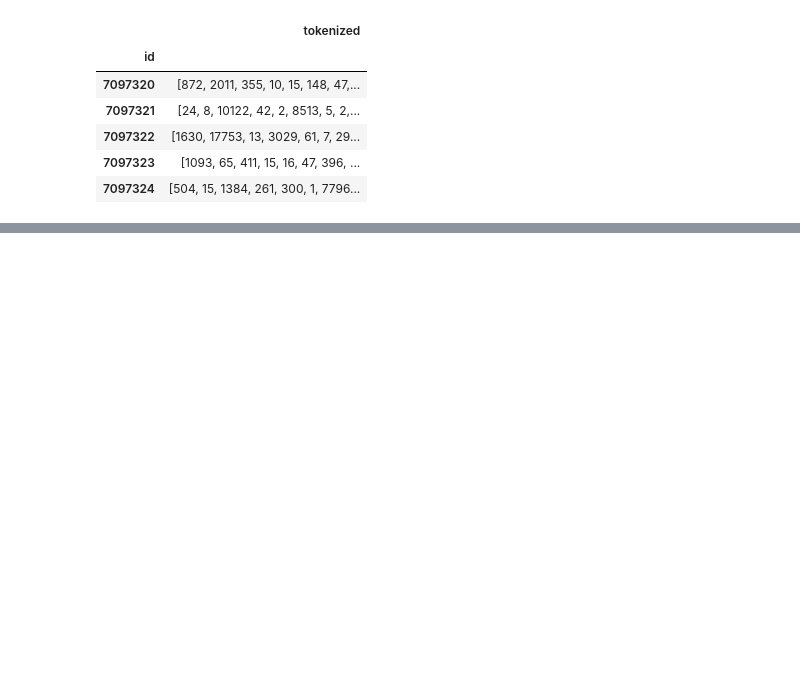
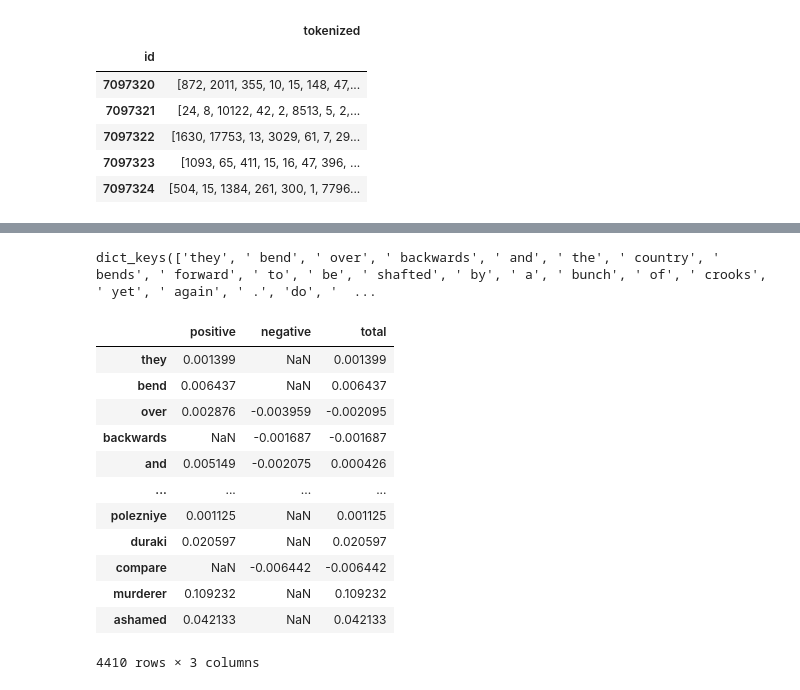
Before and after one commit to robinhad/toxicity-analysis, a Jupyter notebook: outcomes.ipynb, the cells around one changed output, grey strips where cells are left out. Drawn from its saved outputs; the diff is of its cells as text; code cells hidden in the pictures; blank space fills up the shorter version.

```diff
--- a/outcomes.ipynb
+++ b/outcomes.ipynb
@@ -708,8 +705,7 @@ items = np.array(tokenize(shap_df["comment_text"], vocab))
 shap_df["tokenized"] = items.tolist()
 #shap_df = shap_df[["tokenized"]]
 shap_df.head()
-#item = [shap_df["comment_text"].to_list()[50]]
-item = ["you are a good boy"]
+item = [shap_df["comment_text"].to_list()[259]]
 
 explainer = shap.Explainer(shap_inference, quazi_tokenizer)
 shap_values = explainer(item)
@@ -758,0 +769,43 @@ array([[ 0.        ,  0.        ,  0.        , ...,  0.        ,
+# %%
+total_shaps = {}
+
+for shap_values in shaps:
+    for i, shap_value in enumerate(shap_values.values[0]):
+        #print(shap_value)
+        key = str(shap_values.data[0][i])
+        #print(key)
+        if key not in total_shaps:
+            total_shaps[key] = {"positive": [], "negative": []}
+
+
+        if shap_value >= 0:
+            total_shaps[key]["positive"].append(shap_value)
+        else:
+            total_shaps[key]["negative"].append(shap_value)
+
+
+for key in total_shaps.keys():
+    total_shaps[key]["total"] = np.mean(total_shaps[key]["positive"] + total_shaps[key]["negative"])
+    total_shaps[key]["positive"] = np.mean(total_shaps[key]["positive"])
+    total_shaps[key]["negative"] = np.mean(total_shaps[key]["negative"])
+
+total_shaps.keys()
+# %% [output]
+dict_keys(['they', ' bend', ' over', ' backwards', ' and', ' the', ' country', ' bends', ' forward', ' to', ' be', ' shafted', ' by', ' a', ' bunch', ' of', ' crooks', ' yet', ' again', ' .', 'do', '  ...
+# %%
+total_shaps_df = pd.DataFrame.from_dict(total_shaps, orient="index")
+total_shaps_df
+# %% [output]
+|  | positive | negative | total |
+| they | 0.001399 | NaN | 0.001399 |
+| bend | 0.006437 | NaN | 0.006437 |
+| over | 0.002876 | -0.003959 | -0.002095 |
+| backwards | NaN | -0.001687 | -0.001687 |
+| and | 0.005149 | -0.002075 | 0.000426 |
+| ... | ... | ... | ... |
+| polezniye | 0.001125 | NaN | 0.001125 |
+| duraki | 0.020597 | NaN | 0.020597 |
+| compare | NaN | -0.006442 | -0.006442 |
+| murderer | 0.109232 | NaN | 0.109232 |
+| ashamed | 0.042133 | NaN | 0.042133 |
+4410 rows × 3 columns
```
Also changed, not shown: parts of 12 cells of this notebook.
